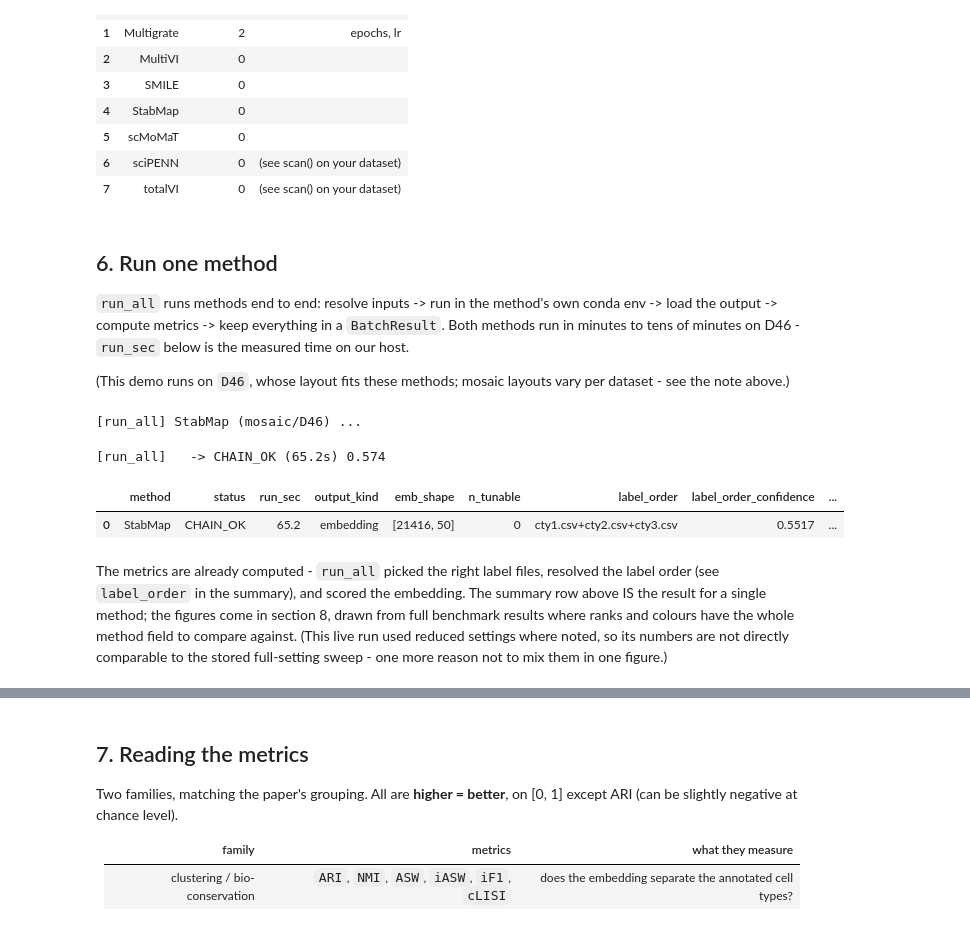
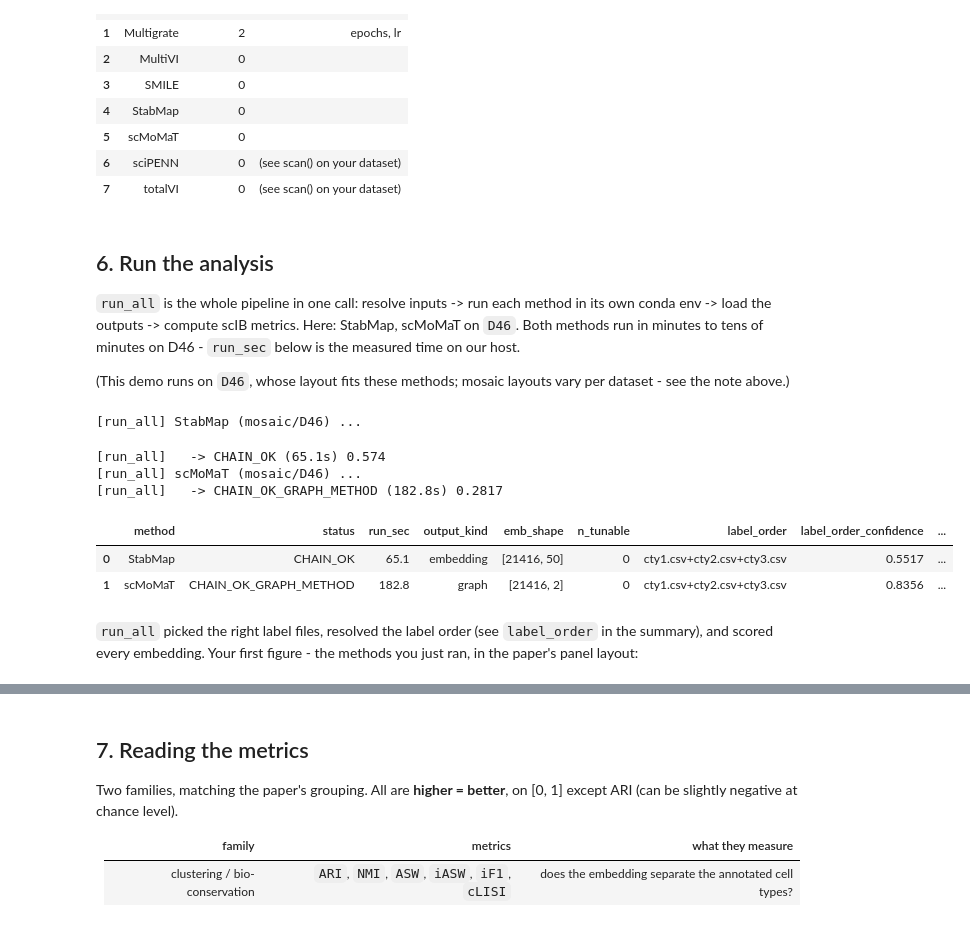
Before and after one commit to DSichang/scMultiBench, a Jupyter notebook: tutorials/mosaic/mosaic.ipynb, the cells around one changed output, grey strips where cells are left out. Cells and saved outputs as stored; diff of their text form; code cells hidden in the pictures.

```diff
--- a/tutorials/mosaic/mosaic.ipynb
+++ b/tutorials/mosaic/mosaic.ipynb
@@ -350,32 +268,27 @@ pd.DataFrame(rows).sort_values("n_tunable", ascending=False).reset_index(drop=Tr
 | 6 | sciPENN | 0 | (see scan() on your dataset) |
 | 7 | totalVI | 0 | (see scan() on your dataset) |
 # %% [markdown]
-## 6. Run one method
+## 6. Run the analysis
 
-`run_all` runs methods end to end: resolve inputs -> run in the method's own
-conda env -> load the output -> compute metrics -> keep everything in a
-`BatchResult`. Both methods run in minutes to tens of minutes on D46 - `run_sec` below is the measured time on our host.
+`run_all` is the whole pipeline in one call: resolve inputs -> run each method
+in its own conda env -> load the outputs -> compute scIB metrics. Here:
+StabMap, scMoMaT on `D46`. Both methods run in minutes to tens of minutes on D46 - `run_sec` below is the measured time on our host.
 
 (This demo runs on `D46`, whose layout fits these methods; mosaic layouts vary per dataset - see the note above.)
 # %%
-if CAN_RUN:
-    res = mtb.run_all("D46", CATEGORY,
-                      methods=["StabMap"],
-                      out_dir="/tmp/tutorial_mosaic")
-    display(res.summary)
-else:
-    print("skipped - running methods needs their conda environments;",
-          "the status line under section 1 says exactly what to install")
+res = mtb.run_all("D46", CATEGORY,
+                  methods=['StabMap', 'scMoMaT'],
+                  out_dir="/tmp/tutorial_mosaic")
+res.summary
 # %% [output]
 [run_all] StabMap (mosaic/D46) ...
-[run_all]   -> CHAIN_OK (65.2s) 0.574
+[run_all]   -> CHAIN_OK (65.1s) 0.574
+[run_all] scMoMaT (mosaic/D46) ...
+[run_all]   -> CHAIN_OK_GRAPH_METHOD (182.8s) 0.2817
 |  | method | status | run_sec | output_kind | emb_shape | n_tunable | label_order | label_order_confidence | ... |
-| 0 | StabMap | CHAIN_OK | 65.2 | embedding | [21416, 50] | 0 | cty1.csv+cty2.csv+cty3.csv | 0.5517 | ... |
+| 0 | StabMap | CHAIN_OK | 65.1 | embedding | [21416, 50] | 0 | cty1.csv+cty2.csv+cty3.csv | 0.5517 | ... |
+| 1 | scMoMaT | CHAIN_OK_GRAPH_METHOD | 182.8 | graph | [21416, 2] | 0 | cty1.csv+cty2.csv+cty3.csv | 0.8356 | ... |
-# %% [markdown]
-The metrics are already computed - `run_all` picked the right label files,
-resolved the label order (see `label_order` in the summary), and scored the
-embedding. The summary row above IS the result for a single method; the figures
-come in section 8, drawn from full benchmark results where ranks and colours
-have the whole method field to compare against. (This live run used reduced
-settings where noted, so its numbers are not directly comparable to the stored
-full-setting sweep - one more reason not to mix them in one figure.)
+# %% [markdown]
+`run_all` picked the right label files, resolved the label order (see
+`label_order` in the summary), and scored every embedding. Your first figure -
+the methods you just ran, in the paper's panel layout:
```
Also changed, not shown: parts of 20 cells of this notebook, 8 other files.
